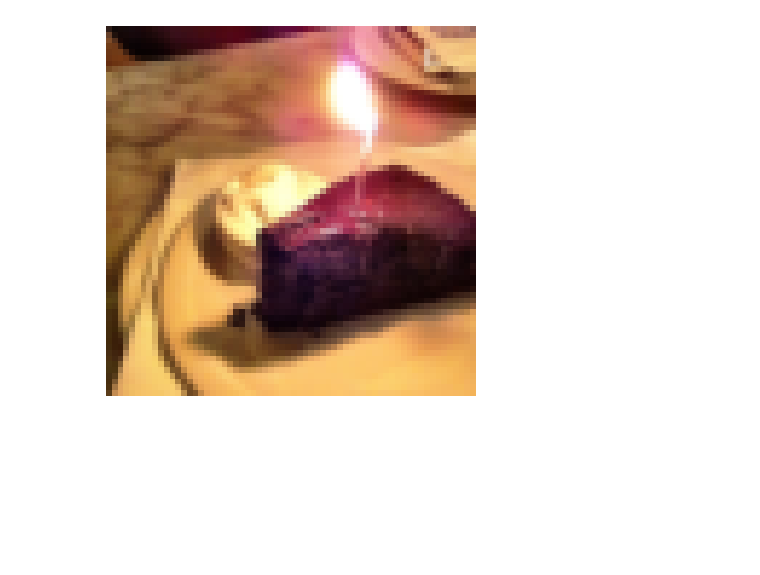
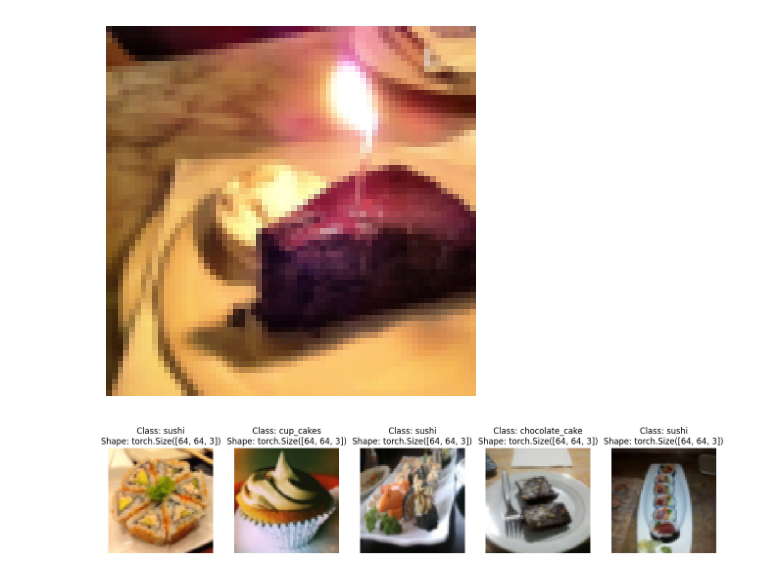
Before and after one commit to Alton01/VGG_Pytorch_Project_Food_Classification, a Jupyter notebook: VGG_Arch_food_project_pytorch.ipynb, the cells around one changed output. Saved outputs shown, nothing was run; the diff lists cells and outputs as text; code cells hidden in the pictures; blank space fills up the shorter version.

```diff
--- a/VGG_Arch_food_project_pytorch.ipynb
+++ b/VGG_Arch_food_project_pytorch.ipynb
@@ -414,11 +414,3 @@ plt.show()
 [figure]
 # %%
 from typing import List, Tuple, Dict
-# %%
-# Display random images
-
-def display_random_images(dataset: torch.utils.data.Dataset,
-                          classes: List[str] = None,
-                          n: int = 10,
-                          display_shape: bool = True,
-                          seed: int = None)
@@ -424,0 +461,9 @@ def display_random_images(dataset: torch.utils.data.Dataset,
+# %%
+# plot random images
+
+display_random_images(dataset=train_data,
+                      classes=class_names,
+                      n=5,
+                      seed=None)
+# %% [output]
+[figure, added]
```
Also changed, not shown: parts of 3 cells of this notebook.
